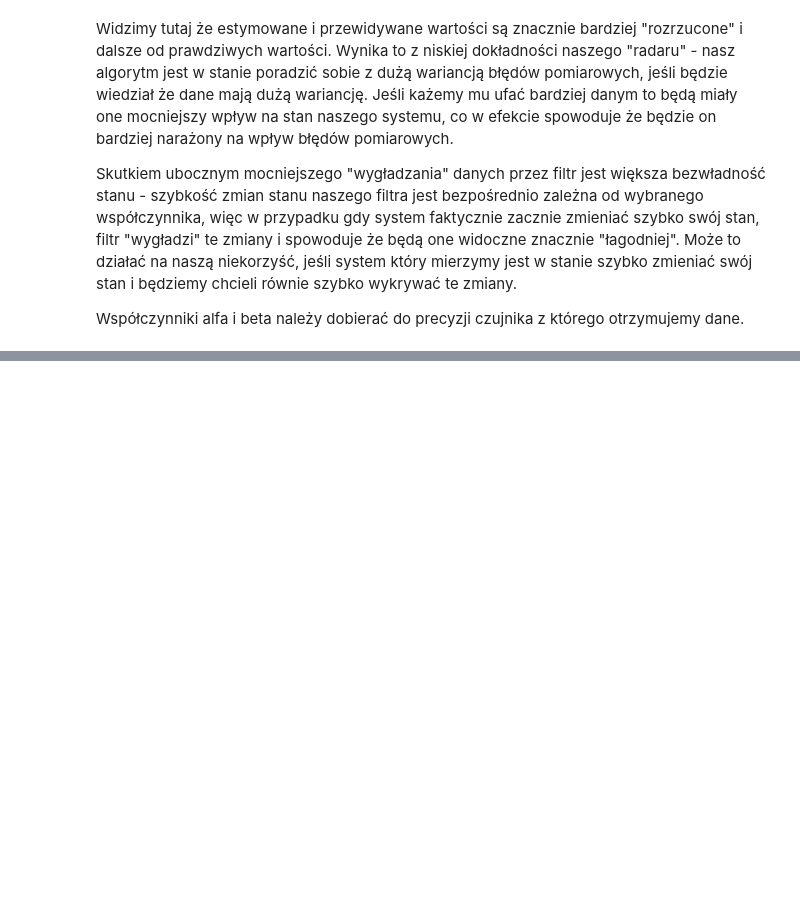
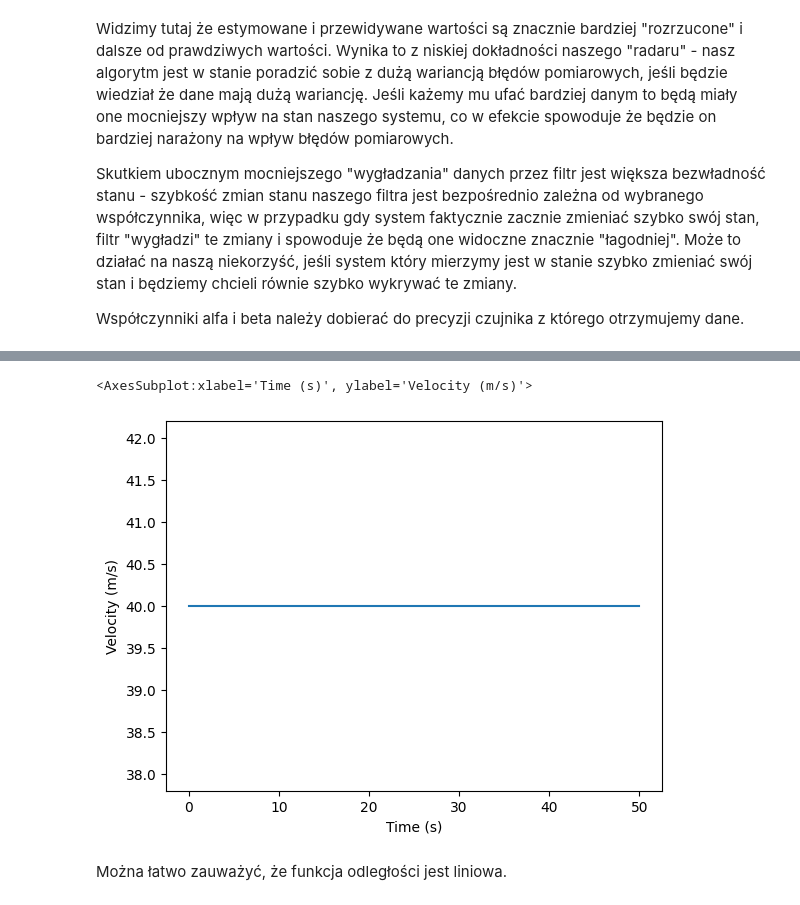
Before and after one commit to SteelPh0enix/magisterka-pollub, a Jupyter notebook: kalman_filter.ipynb, the cells around one changed output, grey strips where cells are left out. Saved outputs shown, nothing was run; the diff lists cells and outputs as text; code cells hidden in the pictures; blank space fills up the shorter version.

```diff
--- a/kalman_filter.ipynb
+++ b/kalman_filter.ipynb
@@ -589,0 +620,7 @@ Współczynniki alfa i beta należy dobierać do precyzji czujnika z którego ot
+# %%
+sns.lineplot(x="Time (s)", y="Velocity (m/s)", data=df)
+# %% [output]
+<AxesSubplot:xlabel='Time (s)', ylabel='Velocity (m/s)'>
+[figure, added]
+# %% [markdown]
+Można łatwo zauważyć, że funkcja odległości jest liniowa.
```
Also changed, not shown: parts of 8 cells of this notebook.
